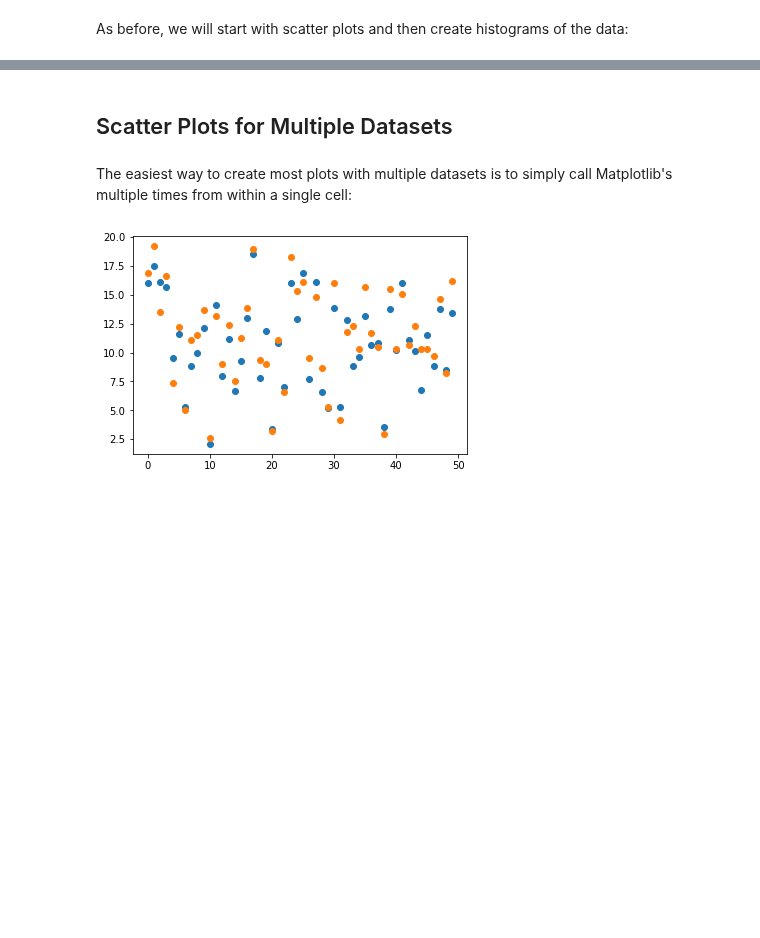
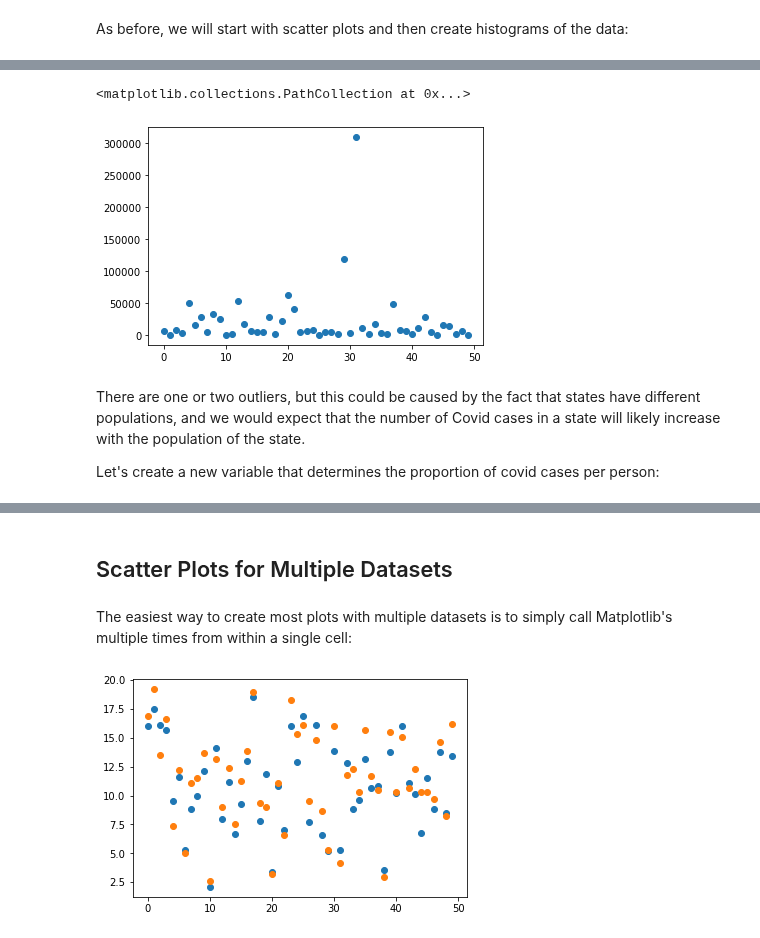
Before and after one commit to tangchen/Foundations-of-Data-Science-with-Python, a Jupyter notebook: _sources/03-first-data/visualization.ipynb, the cells around one changed output, grey strips where cells are left out. Saved outputs shown, nothing was run; the diff lists cells and outputs as text; code cells hidden in the pictures; blank space fills up the shorter version.

```diff
--- a/_sources/03-first-data/visualization.ipynb
+++ b/_sources/03-first-data/visualization.ipynb
@@ -8,8 +8,10 @@ Since we will be creating several plots of these data sets, it is convenient to
 import numpy as np
 import pandas as pd
 df=pd.read_csv(
- "http://wireless.ece.ufl.edu/jshea/idse/data/firearms-combined.csv")
-rate2005=np.array(df["RATE-2005"])
-rate2014=np.array(df["RATE-2014"])
+ "https://raw.githubusercontent.com/jmshea/intro-data-science-for-engineers/main/03-first-data/covid-merged.csv")
+cases=np.array(df["cases"])
+pop=np.array(df["population"])
+gdp=np.array(df["gdp"])
+urban=np.array(df["urban"])
 # %% [markdown]
 As before, we will start with scatter plots and then create histograms of the data:
@@ -15,0 +24,12 @@ As before, we will start with scatter plots and then create histograms of the da
+# %%
+import matplotlib.pyplot as plt
+
+N=50
+plt.scatter(range(N), cases)
+# %% [output]
+<matplotlib.collections.PathCollection at 0x...>
+[figure, added]
+# %% [markdown]
+There are one or two outliers, but this could be caused by the fact that states have different populations, and we would expect that the number of Covid cases in a state will likely increase with the population of the state.
+
+Let's create a new variable that determines the proportion of covid cases per person:
```
Also changed, not shown: parts of 5 cells of this notebook, 18 other files.
